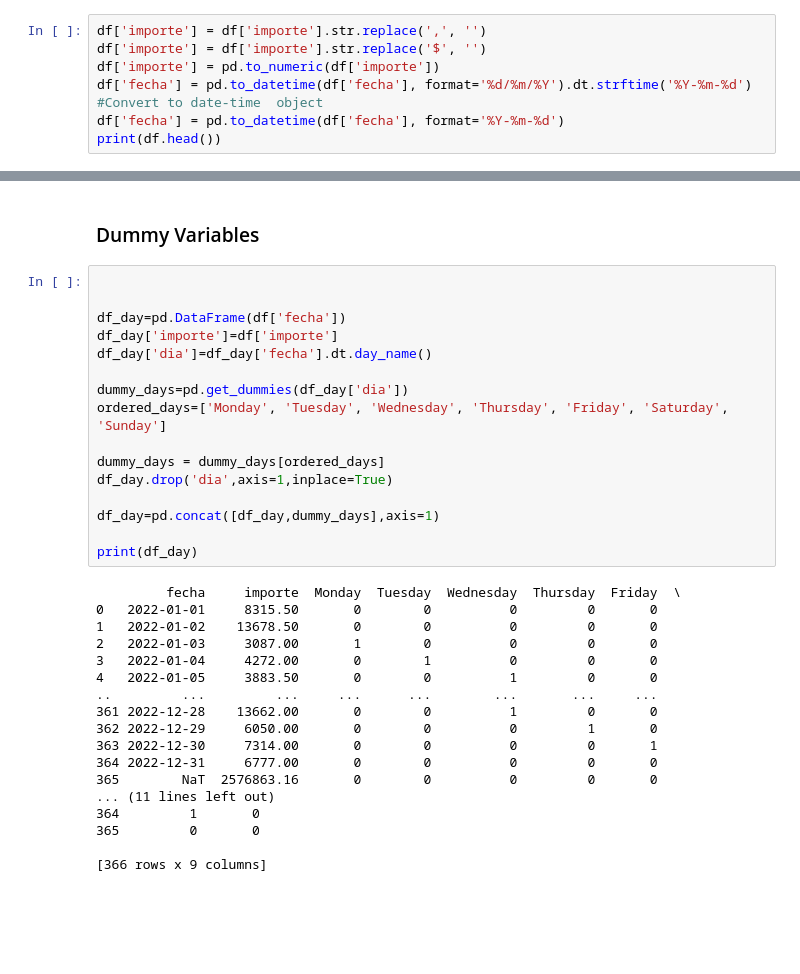
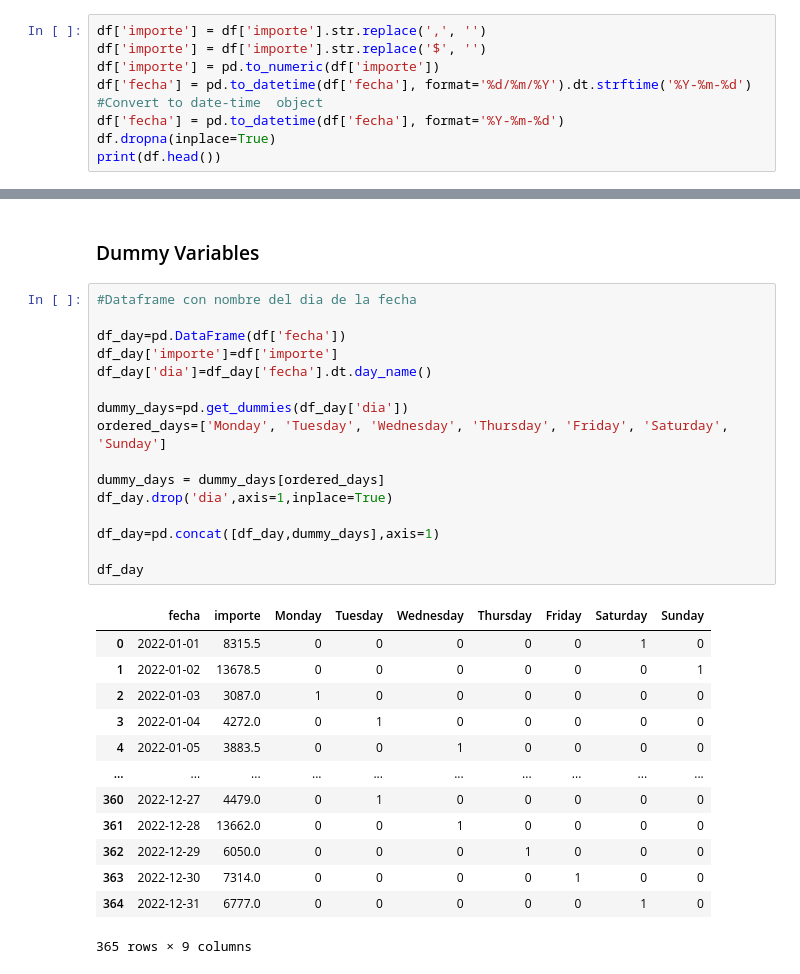
Before and after one commit to braulio520/Search-for-patterns-and-inventory-predictions, a Jupyter notebook: total_sales.ipynb, the cells around one changed output, grey strips where cells are left out. Cells and saved outputs as stored; diff of their text form; blank space fills up the shorter version.

```diff
--- a/total_sales.ipynb
+++ b/total_sales.ipynb
@@ -26,6 +26,7 @@ df['importe'] = pd.to_numeric(df['importe'])
 df['fecha'] = pd.to_datetime(df['fecha'], format='%d/%m/%Y').dt.strftime('%Y-%m-%d')
 #Convert to date-time  object
 df['fecha'] = pd.to_datetime(df['fecha'], format='%Y-%m-%d')
+df.dropna(inplace=True)
 print(df.head())
 # %% [output]
        fecha  importe
@@ -198,39 +199,35 @@ plt.scatter(df['fecha'], df['importe'], c='blue', marker='o', zorder=2)
 # %% [markdown]
 ### Dummy Variables
 # %%
-
+#Dataframe con nombre del dia de la fecha
 
 df_day=pd.DataFrame(df['fecha'])
 df_day['importe']=df['importe']
 df_day['dia']=df_day['fecha'].dt.day_name()
 
 dummy_days=pd.get_dummies(df_day['dia'])
 ordered_days=['Monday', 'Tuesday', 'Wednesday', 'Thursday', 'Friday', 'Saturday', 'Sunday']
 
 dummy_days = dummy_days[ordered_days]
 df_day.drop('dia',axis=1,inplace=True)
 
 df_day=pd.concat([df_day,dummy_days],axis=1)
 
-print(df_day)
+df_day
 # %% [output]
+|  | fecha | importe | Monday | Tuesday | Wednesday | Thursday | Friday | Saturday | Sunday |
+| 0 | 2022-01-01 | 8315.5 | 0 | 0 | 0 | 0 | 0 | 1 | 0 |
+| 1 | 2022-01-02 | 13678.5 | 0 | 0 | 0 | 0 | 0 | 0 | 1 |
+| 2 | 2022-01-03 | 3087.0 | 1 | 0 | 0 | 0 | 0 | 0 | 0 |
+| 3 | 2022-01-04 | 4272.0 | 0 | 1 | 0 | 0 | 0 | 0 | 0 |
+| 4 | 2022-01-05 | 3883.5 | 0 | 0 | 1 | 0 | 0 | 0 | 0 |
+| ... | ... | ... | ... | ... | ... | ... | ... | ... | ... |
+| 360 | 2022-12-27 | 4479.0 | 0 | 1 | 0 | 0 | 0 | 0 | 0 |
+| 361 | 2022-12-28 | 13662.0 | 0 | 0 | 1 | 0 | 0 | 0 | 0 |
+| 362 | 2022-12-29 | 6050.0 | 0 | 0 | 0 | 1 | 0 | 0 | 0 |
+| 363 | 2022-12-30 | 7314.0 | 0 | 0 | 0 | 0 | 1 | 0 | 0 |
+| 364 | 2022-12-31 | 6777.0 | 0 | 0 | 0 | 0 | 0 | 1 | 0 |
-         fecha     importe  Monday  Tuesday  Wednesday  Thursday  Friday  \
-0   2022-01-01     8315.50       0        0          0         0       0
-1   2022-01-02    13678.50       0        0          0         0       0
-2   2022-01-03     3087.00       1        0          0         0       0
-3   2022-01-04     4272.00       0        1          0         0       0
-4   2022-01-05     3883.50       0        0          1         0       0
-..         ...         ...     ...      ...        ...       ...     ...
-361 2022-12-28    13662.00       0        0          1         0       0
-362 2022-12-29     6050.00       0        0          0         1       0
-363 2022-12-30     7314.00       0        0          0         0       1
-364 2022-12-31     6777.00       0        0          0         0       0
-365        NaT  2576863.16       0        0          0         0       0
-... (11 lines left out)
-364         1       0
-365         0       0
-
-[366 rows x 9 columns]
+365 rows × 9 columns
 # %%
 df_day['mes'] = df_day['fecha'].dt.month
 df_enero = df_day[df_day['mes'] == 1].drop('mes', axis=1)
```
Also changed, not shown: parts of 11 cells of this notebook.
